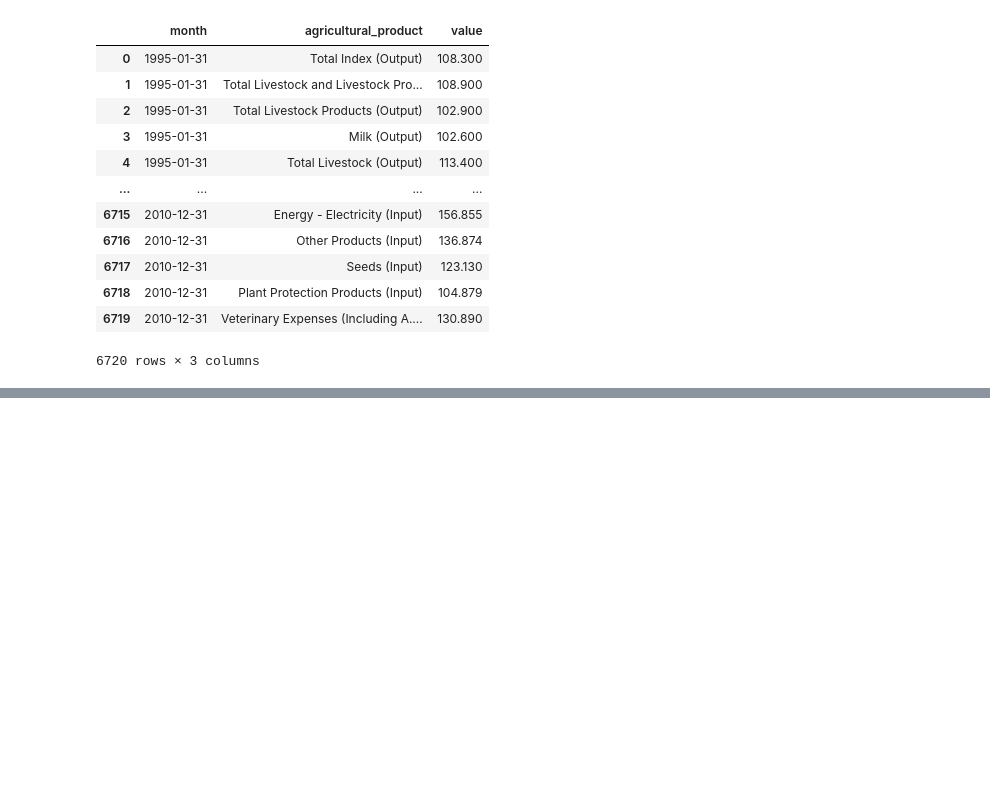
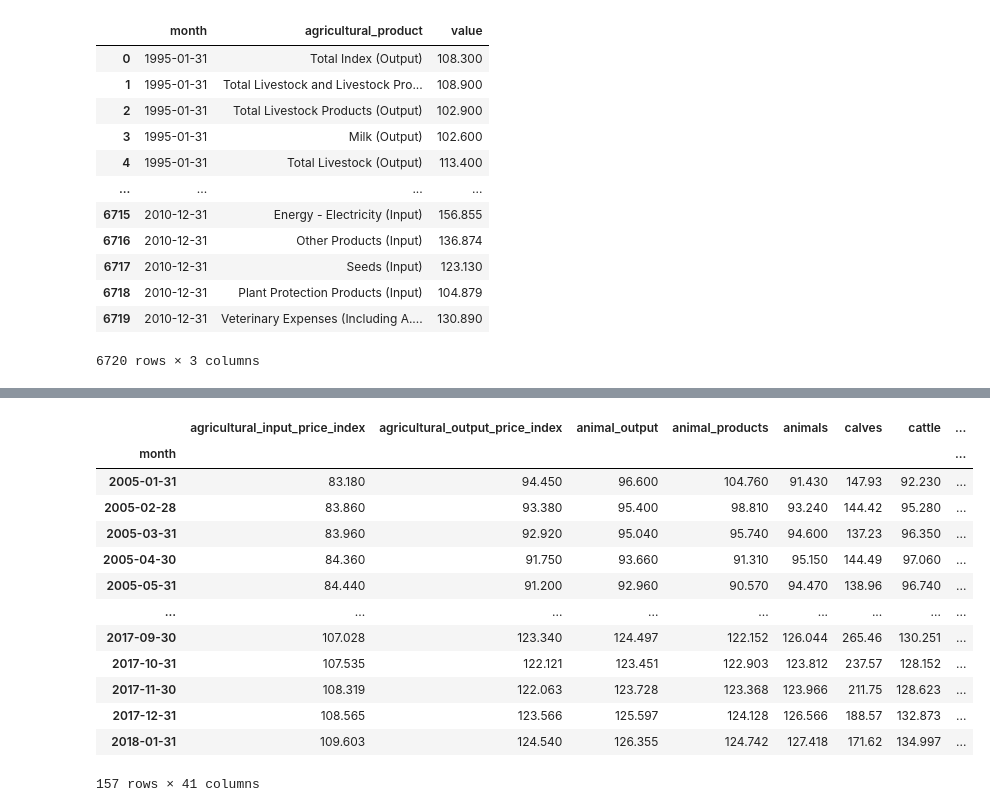
Before and after one commit to trentsteel777/CA2, a Jupyter notebook: DataPrep.ipynb, the cells around one changed output, grey strips where cells are left out. Cells and saved outputs as stored; diff of their text form; code cells hidden in the pictures; blank space fills up the shorter version.

```diff
--- a/DataPrep.ipynb
+++ b/DataPrep.ipynb
@@ -224,0 +507,4 @@ df_agri_price
+# %%
+col_names_2010=sorted(df_agri_price_2010_2_rebased.columns)
+# %%
+col_names_2018=sorted(df_agri_price_2018_2.columns)
@@ -224,0 +585,10 @@ df_agri_price
+# %%
+col_names_2018_new = {}
+for i in range(len(col_names_2018)):
+    name = col_names_2018[i]
+    colname = re.sub(r"[_]{1,2}input|_output|_including_a.i.", "", col_names_2018[i])
+    #print(colname,":", name)
+    if colname == 'cereals_including_seeds':
+        col_names_2018_new[name] = 'cereals'
+    elif colname == 'potatoes_including_seeds':
+        col_names_2018_new[name] = 'potatoes'
@@ -224,0 +622,2 @@ df_agri_price
+# %%
+df_agri_price_2018_3 = df_agri_price_2018_2.rename(col_names_2018_new, axis=1)
@@ -224,0 +685,17 @@ df_agri_price
+# %%
+df_agri_price_2018_3
+# %% [output]
+|  | agricultural_input_price_index | agricultural_output_price_index | animal_output | animal_products | animals | calves | cattle | ... |
+| month |  |  |  |  |  |  |  | ... |
+| 2005-01-31 | 83.180 | 94.450 | 96.600 | 104.760 | 91.430 | 147.93 | 92.230 | ... |
+| 2005-02-28 | 83.860 | 93.380 | 95.400 | 98.810 | 93.240 | 144.42 | 95.280 | ... |
+| 2005-03-31 | 83.960 | 92.920 | 95.040 | 95.740 | 94.600 | 137.23 | 96.350 | ... |
+| 2005-04-30 | 84.360 | 91.750 | 93.660 | 91.310 | 95.150 | 144.49 | 97.060 | ... |
+| 2005-05-31 | 84.440 | 91.200 | 92.960 | 90.570 | 94.470 | 138.96 | 96.740 | ... |
+| ... | ... | ... | ... | ... | ... | ... | ... | ... |
+| 2017-09-30 | 107.028 | 123.340 | 124.497 | 122.152 | 126.044 | 265.46 | 130.251 | ... |
+| 2017-10-31 | 107.535 | 122.121 | 123.451 | 122.903 | 123.812 | 237.57 | 128.152 | ... |
+| 2017-11-30 | 108.319 | 122.063 | 123.728 | 123.368 | 123.966 | 211.75 | 128.623 | ... |
+| 2017-12-31 | 108.565 | 123.566 | 125.597 | 124.128 | 126.566 | 188.57 | 132.873 | ... |
+| 2018-01-31 | 109.603 | 124.540 | 126.355 | 124.742 | 127.418 | 171.62 | 134.997 | ... |
+157 rows × 41 columns
```
Also changed, not shown: parts of 58 cells of this notebook, 1 other file.
